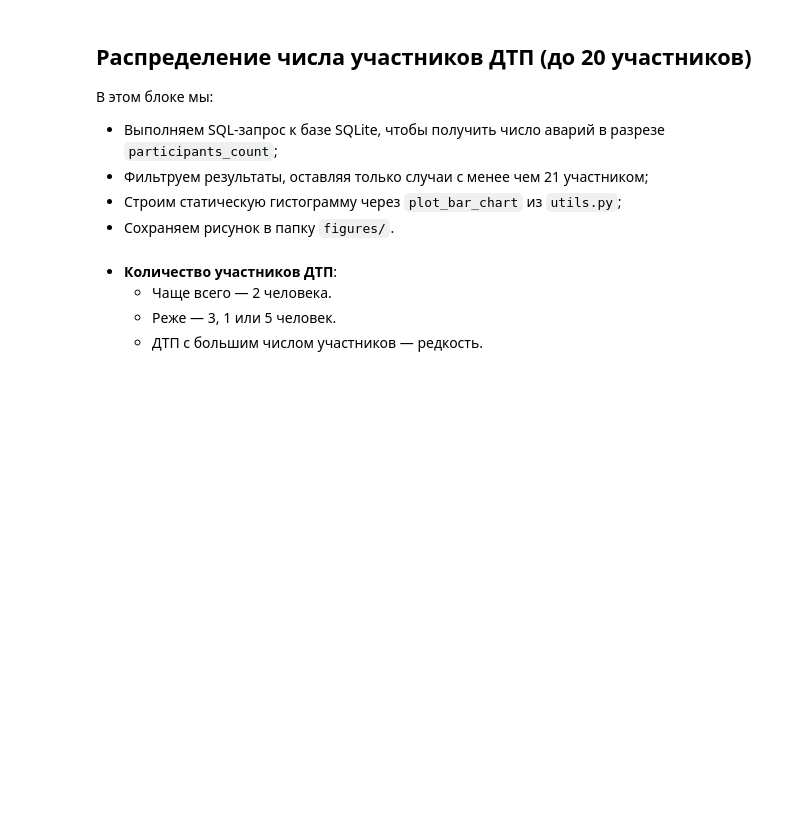
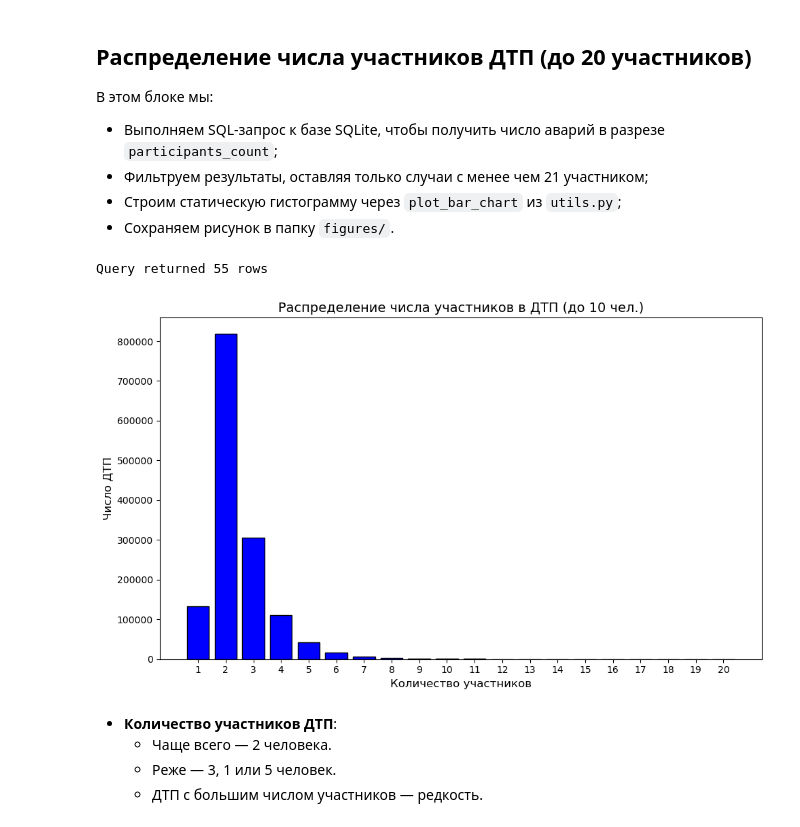
Before and after one commit to odaiseas/Road-Crash-Analysis, a Jupyter notebook: notebooks/03_exploratory_analysis_full.ipynb, the cells around one changed output. Drawn from its saved outputs; the diff is of its cells as text; code cells hidden in the pictures; blank space fills up the shorter version.

Commit message:
Finalize EDA notebook, update README and outputs

```diff
--- a/notebooks/03_exploratory_analysis_full.ipynb
+++ b/notebooks/03_exploratory_analysis_full.ipynb
@@ -38,6 +38,6 @@ from utils import (
 )
 
 # Пути для сохранения визуализаций
-FIG_DIR = "../figures"
-FIG_INT_DIR = "../figures/interactive"
+FIG_DIR = "../outputs/figures"
+FIG_INT_DIR = "../outputs/figures/interactive"
 # %% [markdown]
@@ -787,34 +842,37 @@ GROUP BY participants_count
 """
 participants_stats = run_query(conn, sql)
 
 # Фильтруем до 20 участников и сортируем
 participants_stats = (
     participants_stats
     .loc[participants_stats["participants_count"] < 21]
     .sort_values("participants_count")
     .reset_index(drop=True)
 )
 
 # Рисуем столбчатую диаграмму
 fig, ax = plt.subplots(figsize=(10, 6))
 bars = ax.bar(
     participants_stats['participants_count'],
     participants_stats['accident_count'],
     color='blue',
     edgecolor='black'
 )
 
 # Остальная настройка
 ax.set_xlabel('Количество участников', fontsize=12)
 ax.set_ylabel('Число ДТП', fontsize=12)
 ax.set_title('Распределение числа участников в ДТП (до 10 чел.)', fontsize=14)
 ax.set_xticks(participants_stats['participants_count'])
 ax.grid(False)
 plt.tight_layout()
 plt.show()
 
 # Сохраняем рисунок
-save_png(plt.gcf(), os.path.join(FIG_DIR, "participants_distribution.png"))
+save_png(fig, os.path.join(FIG_DIR, "participants_distribution.png"))
+# %% [output]
+Query returned 55 rows
+[figure, added]
 # %% [markdown]
 - **Количество участников ДТП**:
   - Чаще всего — 2 человека.
```
Also changed, not shown: parts of 28 cells of this notebook, 23 other files.
